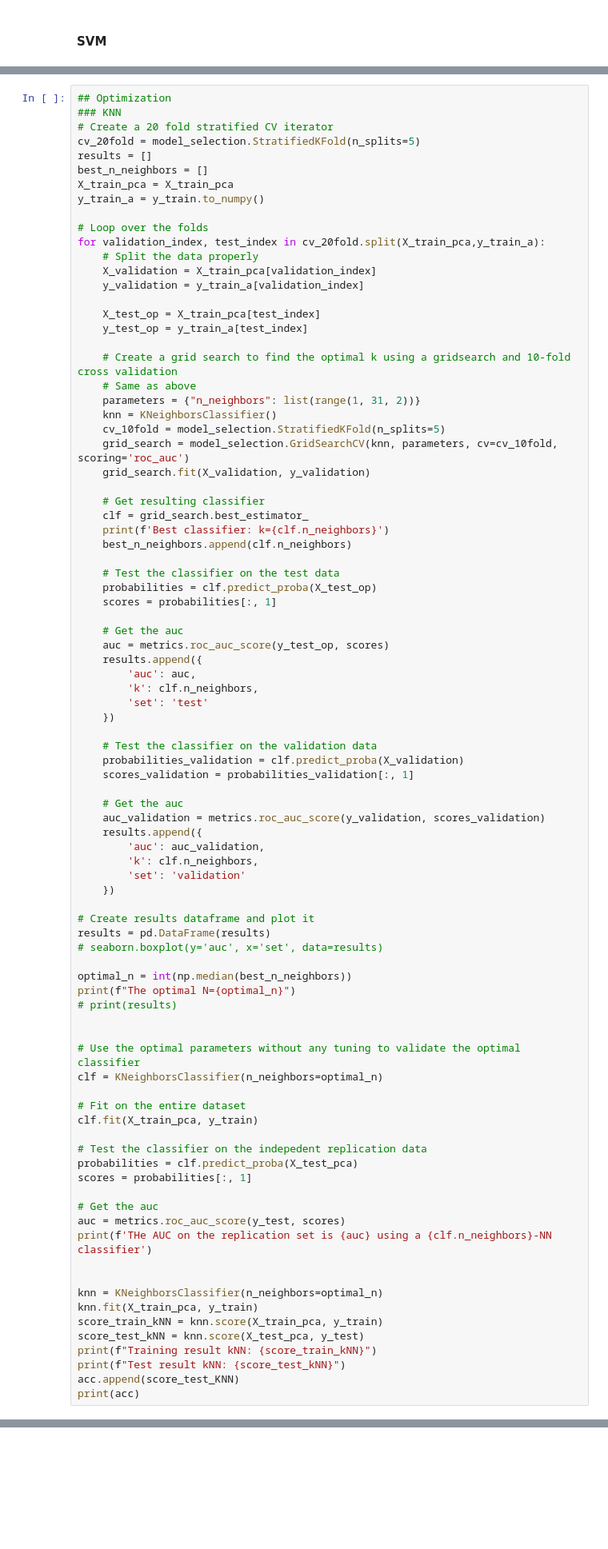
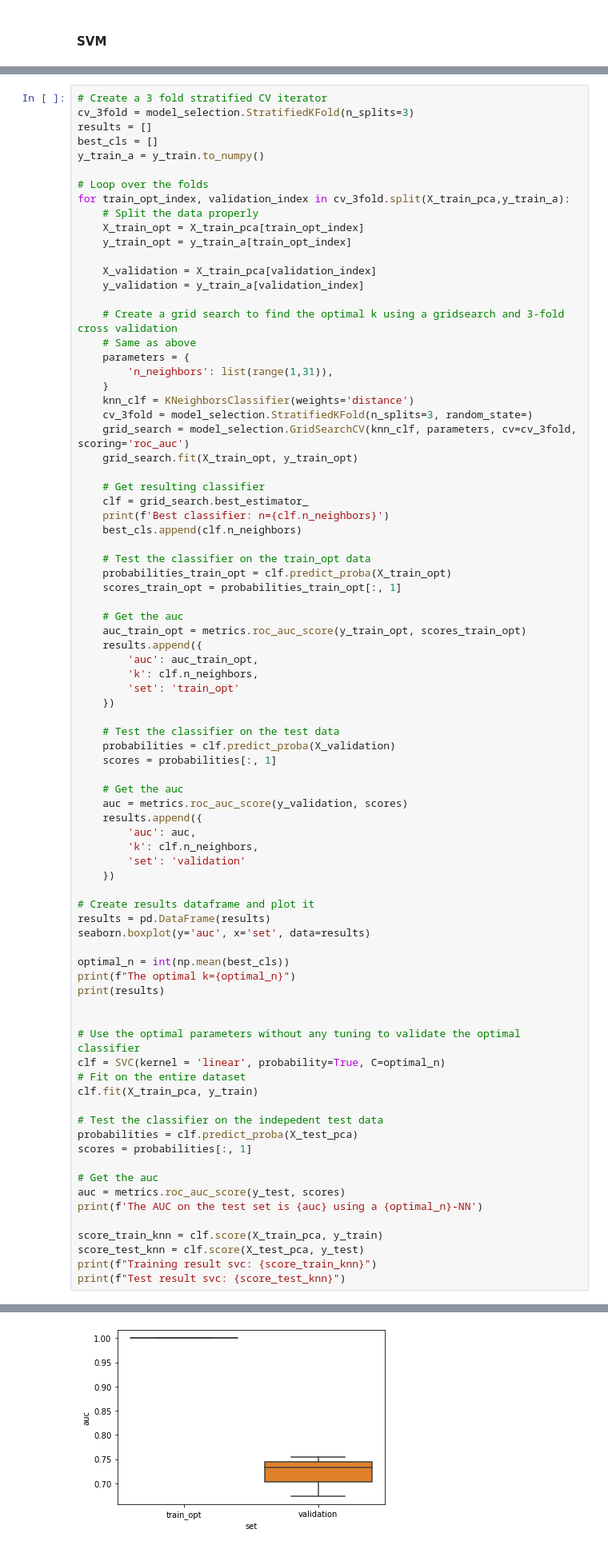
Before and after one commit to milouterbraak/TM12007---H-N-group-12, a Jupyter notebook: H&N_group_12.ipynb, the cells around one changed output, grey strips where cells are left out. Shown: that part at 80% size. Saved outputs shown, nothing was run; the diff lists cells and outputs as text; blank space fills up the shorter version.

```diff
--- a/H&N_group_12.ipynb
+++ b/H&N_group_12.ipynb
@@ -296,88 +316,82 @@ acc = []
 # %%
-## Optimization
-### KNN
-# Create a 20 fold stratified CV iterator
-cv_20fold = model_selection.StratifiedKFold(n_splits=5)
+# Create a 3 fold stratified CV iterator
+cv_3fold = model_selection.StratifiedKFold(n_splits=3)
 results = []
-best_n_neighbors = []
-X_train_pca = X_train_pca
+best_cls = []
 y_train_a = y_train.to_numpy()
 
 # Loop over the folds
-for validation_index, test_index in cv_20fold.split(X_train_pca,y_train_a):
+for train_opt_index, validation_index in cv_3fold.split(X_train_pca,y_train_a):
     # Split the data properly
+    X_train_opt = X_train_pca[train_opt_index]
+    y_train_opt = y_train_a[train_opt_index]
+
     X_validation = X_train_pca[validation_index]
     y_validation = y_train_a[validation_index]
 
-    X_test_op = X_train_pca[test_index]
-    y_test_op = y_train_a[test_index]
-
-    # Create a grid search to find the optimal k using a gridsearch and 10-fold cross validation
+    # Create a grid search to find the optimal k using a gridsearch and 3-fold cross validation
     # Same as above
-    parameters = {"n_neighbors": list(range(1, 31, 2))}
-    knn = KNeighborsClassifier()
-    cv_10fold = model_selection.StratifiedKFold(n_splits=5)
-    grid_search = model_selection.GridSearchCV(knn, parameters, cv=cv_10fold, scoring='roc_auc')
-    grid_search.fit(X_validation, y_validation)
+    parameters = {
+        'n_neighbors': list(range(1,31)),
+    }
+    knn_clf = KNeighborsClassifier(weights='distance')
+    cv_3fold = model_selection.StratifiedKFold(n_splits=3, random_state=)
+    grid_search = model_selection.GridSearchCV(knn_clf, parameters, cv=cv_3fold, scoring='roc_auc')
+    grid_search.fit(X_train_opt, y_train_opt)
 
     # Get resulting classifier
     clf = grid_search.best_estimator_
-    print(f'Best classifier: k={clf.n_neighbors}')
-    best_n_neighbors.append(clf.n_neighbors)
+    print(f'Best classifier: n={clf.n_neighbors}')
+    best_cls.append(clf.n_neighbors)
+
+    # Test the classifier on the train_opt data
+    probabilities_train_opt = clf.predict_proba(X_train_opt)
+    scores_train_opt = probabilities_train_opt[:, 1]
+
+    # Get the auc
+    auc_train_opt = metrics.roc_auc_score(y_train_opt, scores_train_opt)
+    results.append({
+        'auc': auc_train_opt,
+        'k': clf.n_neighbors,
+        'set': 'train_opt'
+    })
 
     # Test the classifier on the test data
-    probabilities = clf.predict_proba(X_test_op)
+    probabilities = clf.predict_proba(X_validation)
     scores = probabilities[:, 1]
 
     # Get the auc
-    auc = metrics.roc_auc_score(y_test_op, scores)
+    auc = metrics.roc_auc_score(y_validation, scores)
     results.append({
         'auc': auc,
-        'k': clf.n_neighbors,
-        'set': 'test'
-    })
-
-    # Test the classifier on the validation data
-    probabilities_validation = clf.predict_proba(X_validation)
-    scores_validation = probabilities_validation[:, 1]
-
-    # Get the auc
-    auc_validation = metrics.roc_auc_score(y_validation, scores_validation)
-    results.append({
-        'auc': auc_validation,
         'k': clf.n_neighbors,
         'set': 'validation'
     })
 
 # Create results dataframe and plot it
 results = pd.DataFrame(results)
-# seaborn.boxplot(y='auc', x='set', data=results)
+seaborn.boxplot(y='auc', x='set', data=results)
 
-optimal_n = int(np.median(best_n_neighbors))
-print(f"The optimal N={optimal_n}")
-# print(results)
+optimal_n = int(np.mean(best_cls))
+print(f"The optimal k={optimal_n}")
+print(results)
 
 
 # Use the optimal parameters without any tuning to validate the optimal classifier
-clf = KNeighborsClassifier(n_neighbors=optimal_n)
-
+clf = SVC(kernel = 'linear', probability=True, C=optimal_n)
 # Fit on the entire dataset
 clf.fit(X_train_pca, y_train)
 
-# Test the classifier on the indepedent replication data
+# Test the classifier on the indepedent test data
 probabilities = clf.predict_proba(X_test_pca)
 scores = probabilities[:, 1]
 
 # Get the auc
 auc = metrics.roc_auc_score(y_test, scores)
-print(f'THe AUC on the replication set is {auc} using a {clf.n_neighbors}-NN classifier')
+print(f'The AUC on the test set is {auc} using a {optimal_n}-NN')
 
-
-knn = KNeighborsClassifier(n_neighbors=optimal_n)
-knn.fit(X_train_pca, y_train)
-score_train_kNN = knn.score(X_train_pca, y_train)
-score_test_kNN = knn.score(X_test_pca, y_test)
-print(f"Training result kNN: {score_train_kNN}")
-print(f"Test result kNN: {score_test_kNN}")
-acc.append(score_test_KNN)
-print(acc)
+score_train_knn = clf.score(X_train_pca, y_train)
+score_test_knn = clf.score(X_test_pca, y_test)
+print(f"Training result svc: {score_train_knn}")
+print(f"Test result svc: {score_test_knn}")
+# %% [output]
@@ -383,0 +412 @@ print(acc)
+[figure, added]
```
Also changed, not shown: parts of 11 cells of this notebook, 1 other file.
